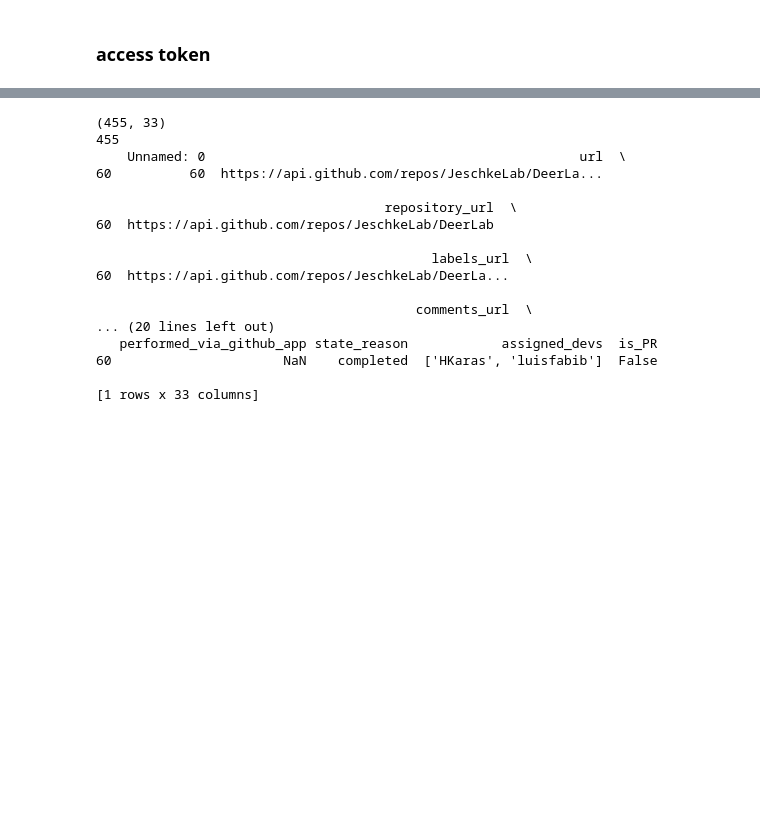
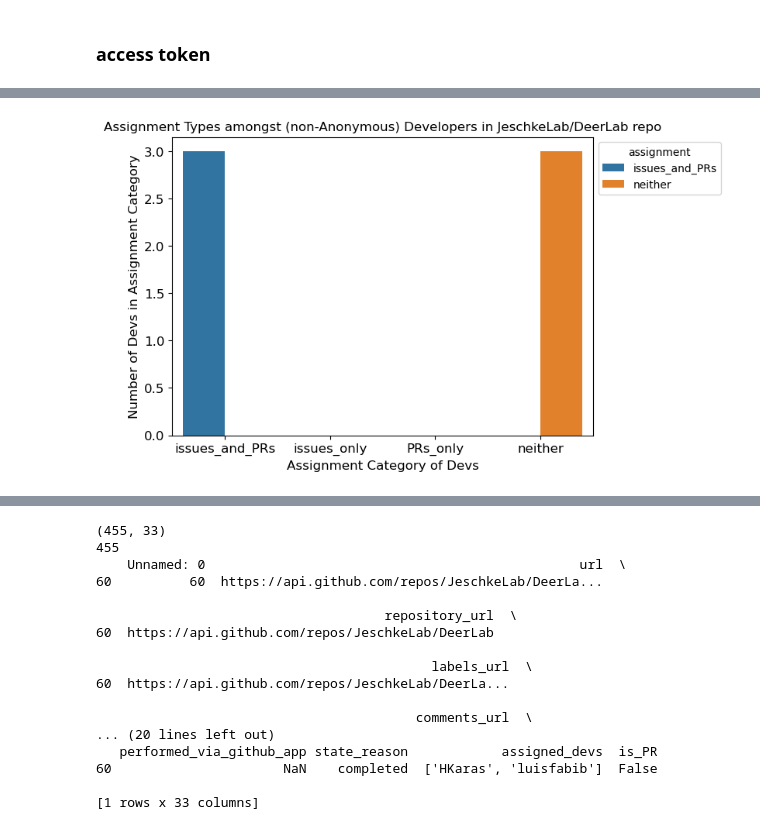
Before and after one commit to FlicAnderson/RSE-personas, a Jupyter notebook: githubanalysis/notebooks/Dev_Assignment.ipynb, the cells around one changed output, grey strips where cells are left out. Drawn from its saved outputs; the diff is of its cells as text; code cells hidden in the pictures; blank space fills up the shorter version.

Commit message:
contains get_all_devs_assignment() workings and some new plots featured in phd-admin/#30 issue discussion

```diff
--- a/githubanalysis/notebooks/Dev_Assignment.ipynb
+++ b/githubanalysis/notebooks/Dev_Assignment.ipynb
@@ -42,0 +45,96 @@ headers = {f"Authorization: Bearer {gh_token}"}
+# %%
+from ast import literal_eval
+
+repo_name = 'JeschkeLab/DeerLab'
+issues_data = '../../data/all-issues_JeschkeLab-DeerLab_2024-02-22.csv'
+contributors_file = "../../data/contributors_JeschkeLab-DeerLab_2024-02-27.csv"
+
+# read in dataset, explode to deal with multiple assignments on same item
+issues_df = pd.read_csv(issues_data, header=0)
+
+exploded_devs = pd.DataFrame()
+exploded_devs = issues_df
+
+exploded_devs['assigned_devs'] = issues_df['assigned_devs'].apply(literal_eval)
+exploded_devs = exploded_devs.explode(column='assigned_devs')
+exploded_devs['assigned_devs'] = exploded_devs['assigned_devs'].fillna('unassigned')
+
+# group by dev
+grouped = exploded_devs.groupby('assigned_devs')
+
+all_devs = []
+dev_dict = {}
+
+for name, group in grouped:
+    total_recs = group['id'].count()
+    total_PRs = group['is_PR'].sum()
+    dev_dict.update({'dev_name': name})
+    dev_dict.update({'total': total_recs})
+    dev_dict.update({'PRs': total_PRs})
+    dev_dict.update({'issues': total_recs - total_PRs})
+
+    #print(dev_dict)
+    all_devs.append(dev_dict)
+    dev_dict = {}
+
+all_devs_df = pd.DataFrame.from_dict(all_devs)
+
+# read in contributors data and rename 'login' field as 'dev_name' as later joining key
+contributors_df = pd.read_csv(contributors_file, header=0)
+contributors_df['dev_name'] = contributors_df['login']
+
+# do outer join on both issues and contributors datasets on dev_name column (full outer join so we don't lose any devs not in other df)
+joinage = pd.merge(all_devs_df, contributors_df, how='outer', on=['dev_name'])
+
+# drop extra columns brought in from contributors dataset
+joinage = joinage[['dev_name', 'total', 'PRs', 'issues', 'login', 'type', 'contributions', 'email', 'name']]
+
+# fill columns from all_devs_df with 0s for newly added devs w/o assignments info from other table
+joinage['total'] = joinage['total'].fillna(value=0)
+joinage['PRs'] = joinage['PRs'].fillna(value=0)
+joinage['issues'] = joinage['issues'].fillna(value=0)
+
+# assign category based on thresholds of >1 of both, either or none.
+conditions = [
+    (joinage['PRs'] > 1) & (joinage['issues'] > 1),
+    (joinage['PRs'] == 0) & (joinage['issues'] > 1),
+    (joinage['PRs'] > 1) & (joinage['issues'] == 0),
+    (joinage['PRs'] == 0) & (joinage['issues'] == 0)
+]
+choices = ['issues_and_PRs','issues_only', 'PRs_only', 'neither']
+joinage['assignment'] = np.select(conditions, choices, default='error')
+
+# remove non-named-dev entries from joined dataset
+joinage = joinage.drop(joinage[joinage['dev_name'] == 'unassigned'].index)
+joinage = joinage.drop(joinage[joinage['dev_name'].isna()].index)
+
+#  | dev_name | total | PRs | issues | assignment | login | type | contributions | email | name
+# -- | -- | -- | -- | -- | -- | -- | -- | -- | -- | --
+# HKaras | 22.0 | 12.0 | 10.0 | issues_and_PRs | HKaras | User | 17.0 | NaN | NaN
+# luisfabib | 115.0 | 67.0 | 48.0 | issues_and_PRs | luisfabib | User | 382.0 | NaN | NaN
+# stestoll | 16.0 | 14.0 | 2.0 | issues_and_PRs | stestoll | User | 65.0 | NaN | NaN
+# mtessmer | 0.0 | 0.0 | 0.0 | neither | mtessmer | User | 14.0 | NaN | NaN
+# laenan8466 | 0.0 | 0.0 | 0.0 | neither | laenan8466 | User | 1.0 | NaN | NaN
+# edmundxcvi | 0.0 | 0.0 | 0.0 | neither | edmundxcvi | User | 1.0 | NaN | NaN
+
+# make assignment a category datatype
+joinage['assignment'] = joinage['assignment'].astype('category')
+# set the other categories so whole set is there if not present from data
+joinage['assignment'].cat.set_categories(['issues_and_PRs','issues_only', 'PRs_only', 'neither'])
+
+# plot this repo's categories
+cat_order = ['issues_and_PRs','issues_only', 'PRs_only', 'neither']
+plt.figure(figsize=(7,5))
+ax=sns.countplot(
+    data=joinage,
+    x='assignment',
+    hue='assignment',
+    order = cat_order  # show all assignment categories, not just present
+)
+plt.xticks(size=12)
+plt.xlabel('Assignment Category of Devs', size=12)
+plt.yticks(size=12)
+plt.ylabel('Number of Devs in Assignment Category', size=12)
+sns.move_legend(ax, "upper left", bbox_to_anchor=(1, 1))
+plt.title(f"Assignment Types amongst (non-Anonymous) Developers in {repo_name} repo")
+# %% [output]
@@ -42,0 +142 @@ headers = {f"Authorization: Bearer {gh_token}"}
+[figure, added]
```
Also changed, not shown: parts of 25 cells of this notebook.
